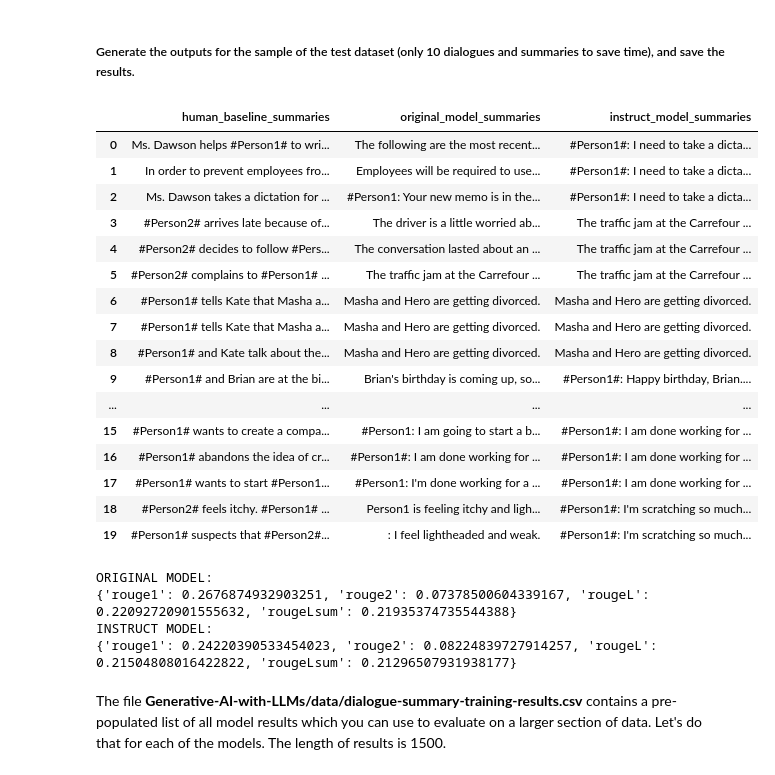
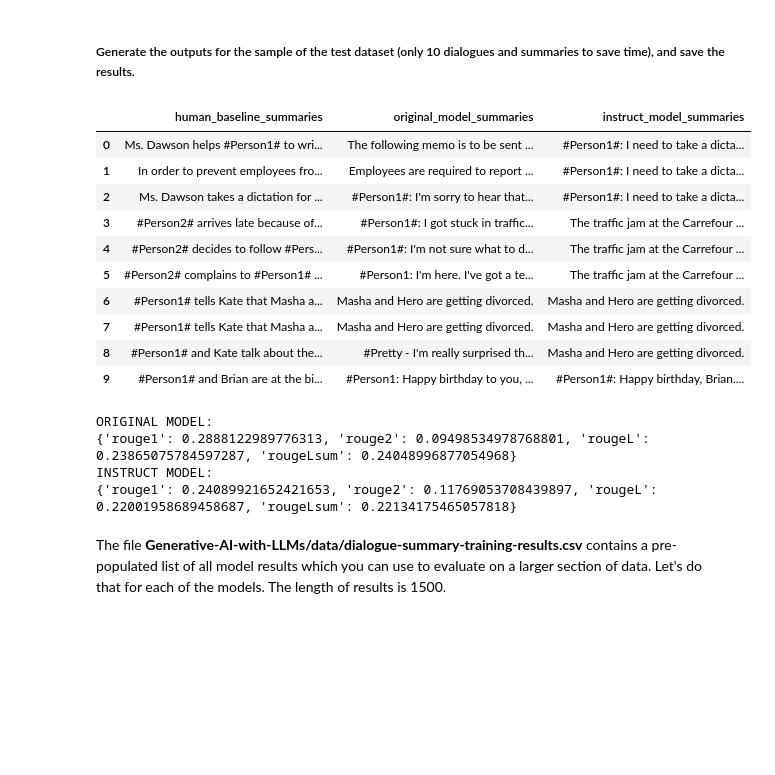
Before and after one commit to hwang2006/Generative-AI-with-LLMs, a Jupyter notebook: Lab_2_fine_tune_generative_ai_model.ipynb, the cells around one changed output. Cells and saved outputs as stored; diff of their text form; code cells hidden in the pictures; blank space fills up the shorter version.

```diff
--- a/Lab_2_fine_tune_generative_ai_model.ipynb
+++ b/Lab_2_fine_tune_generative_ai_model.ipynb
@@ -384,52 +384,46 @@ rouge = evaluate.load('rouge')
 # %%
 #dialogues = dataset['test'][0:10]['dialogue']
 #human_baseline_summaries = dataset['test'][0:10]['summary']
-dialogues = dataset['test'][0:20]['dialogue']
+dialogues = dataset['test'][0:10]['dialogue']
 human_baseline_summaries = dataset['test'][0:20]['summary']
 
 original_model_summaries = []
 instruct_model_summaries = []
 
 for _, dialogue in enumerate(dialogues):
     prompt = f"""
 Summarize the following conversation.
 
 {dialogue}
 
 Summary: """
     #input_ids = tokenizer(prompt, return_tensors="pt").input_ids
     input_ids = tokenizer(prompt, return_tensors="pt").input_ids.to(device)
 
     original_model_outputs = original_model.generate(input_ids=input_ids, generation_config=GenerationConfig(max_new_tokens=200))
     original_model_text_output = tokenizer.decode(original_model_outputs[0], skip_special_tokens=True)
     original_model_summaries.append(original_model_text_output)
 
     instruct_model_outputs = instruct_model.generate(input_ids=input_ids, generation_config=GenerationConfig(max_new_tokens=200))
     instruct_model_text_output = tokenizer.decode(instruct_model_outputs[0], skip_special_tokens=True)
     instruct_model_summaries.append(instruct_model_text_output)
 
 zipped_summaries = list(zip(human_baseline_summaries, original_model_summaries, instruct_model_summaries))
 
 df = pd.DataFrame(zipped_summaries, columns = ['human_baseline_summaries', 'original_model_summaries', 'instruct_model_summaries'])
 df
 # %% [output]
 |  | human_baseline_summaries | original_model_summaries | instruct_model_summaries |
-| 0 | Ms. Dawson helps #Person1# to wri... | The following are the most recent... | #Person1#: I need to take a dicta... |
-| 1 | In order to prevent employees fro... | Employees will be required to use... | #Person1#: I need to take a dicta... |
-| 2 | Ms. Dawson takes a dictation for ... | #Person1: Your new memo is in the... | #Person1#: I need to take a dicta... |
-| 3 | #Person2# arrives late because of... | The driver is a little worried ab... | The traffic jam at the Carrefour ... |
-| 4 | #Person2# decides to follow #Pers... | The conversation lasted about an ... | The traffic jam at the Carrefour ... |
-| 5 | #Person2# complains to #Person1# ... | The traffic jam at the Carrefour ... | The traffic jam at the Carrefour ... |
+| 0 | Ms. Dawson helps #Person1# to wri... | The following memo is to be sent ... | #Person1#: I need to take a dicta... |
+| 1 | In order to prevent employees fro... | Employees are required to report ... | #Person1#: I need to take a dicta... |
+| 2 | Ms. Dawson takes a dictation for ... | #Person1#: I'm sorry to hear that... | #Person1#: I need to take a dicta... |
+| 3 | #Person2# arrives late because of... | #Person1#: I got stuck in traffic... | The traffic jam at the Carrefour ... |
+| 4 | #Person2# decides to follow #Pers... | #Person1#: I'm not sure what to d... | The traffic jam at the Carrefour ... |
+| 5 | #Person2# complains to #Person1# ... | #Person1: I'm here. I've got a te... | The traffic jam at the Carrefour ... |
 | 6 | #Person1# tells Kate that Masha a... | Masha and Hero are getting divorced. | Masha and Hero are getting divorced. |
 | 7 | #Person1# tells Kate that Masha a... | Masha and Hero are getting divorced. | Masha and Hero are getting divorced. |
-| 8 | #Person1# and Kate talk about the... | Masha and Hero are getting divorced. | Masha and Hero are getting divorced. |
-| 9 | #Person1# and Brian are at the bi... | Brian's birthday is coming up, so... | #Person1#: Happy birthday, Brian.... |
-| ... | ... | ... | ... |
-| 15 | #Person1# wants to create a compa... | #Person1: I am going to start a b... | #Person1#: I am done working for ... |
-| 16 | #Person1# abandons the idea of cr... | #Person1#: I am done working for ... | #Person1#: I am done working for ... |
-| 17 | #Person1# wants to start #Person1... | #Person1: I'm done working for a ... | #Person1#: I am done working for ... |
-| 18 | #Person2# feels itchy. #Person1# ... | Person1 is feeling itchy and ligh... | #Person1#: I'm scratching so much... |
-| 19 | #Person1# suspects that #Person2#... | : I feel lightheaded and weak. | #Person1#: I'm scratching so much... |
+| 8 | #Person1# and Kate talk about the... | #Pretty - I'm really surprised th... | Masha and Hero are getting divorced. |
+| 9 | #Person1# and Brian are at the bi... | #Person1: Happy birthday to you, ... | #Person1#: Happy birthday, Brian.... |
 # %%
 #print(type(human_baseline_summaries))
 #print(len(human_baseline_summaries))
@@ -455,9 +449,9 @@ print('INSTRUCT MODEL:')
 print(instruct_model_results)
 # %% [output]
 ORIGINAL MODEL:
-{'rouge1': 0.2676874932903251, 'rouge2': 0.07378500604339167, 'rougeL': 0.22092720901555632, 'rougeLsum': 0.21935374735544388}
+{'rouge1': 0.2888122989776313, 'rouge2': 0.09498534978768801, 'rougeL': 0.23865075784597287, 'rougeLsum': 0.24048996877054968}
 INSTRUCT MODEL:
-{'rouge1': 0.24220390533454023, 'rouge2': 0.08224839727914257, 'rougeL': 0.21504808016422822, 'rougeLsum': 0.21296507931938177}
+{'rouge1': 0.24089921652421653, 'rouge2': 0.11769053708439897, 'rougeL': 0.22001958689458687, 'rougeLsum': 0.22134175465057818}
 # %% [markdown]
 The file **Generative-AI-with-LLMs/data/dialogue-summary-training-results.csv** contains a pre-populated list of all model results which you can use to evaluate on a larger section of data. Let's do that for each of the models. The length of results is 1500.
 # %%
```
Also changed, not shown: parts of 14 cells of this notebook.
